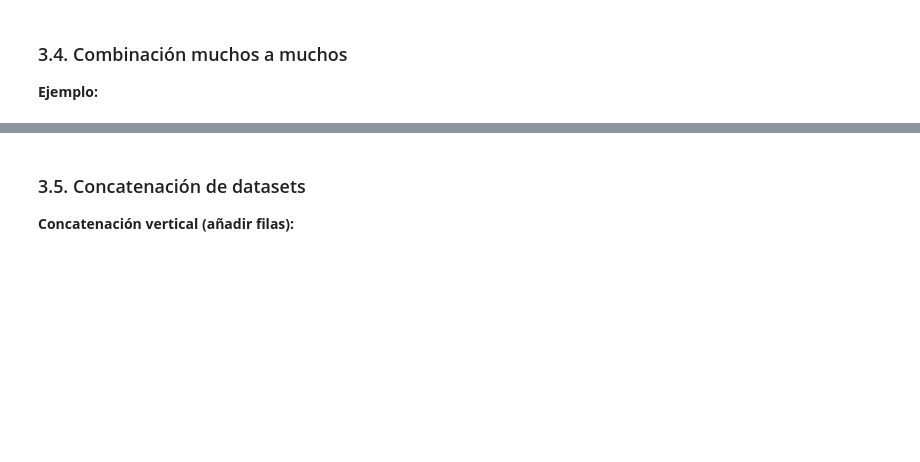
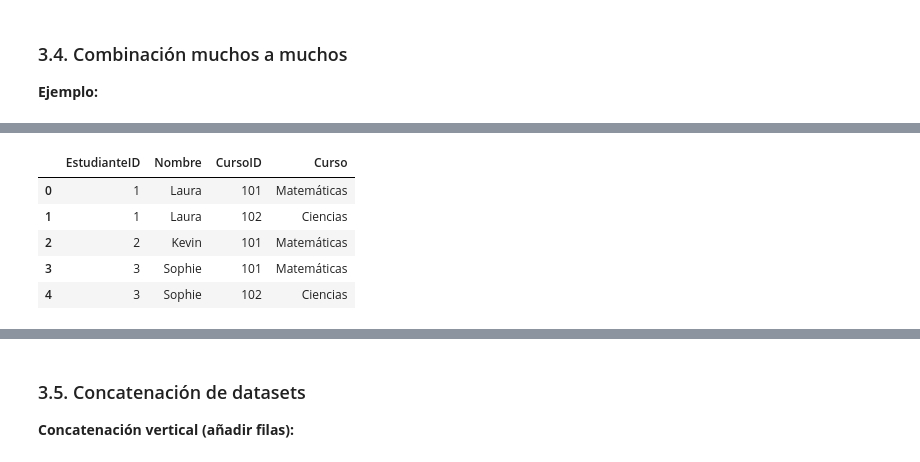
Before and after one commit to JCaballerot/Python-Programming101, a Jupyter notebook: 01_Introduccion_a_Python/07_Manipulación_de_Datos_con_Pandas.ipynb, the cells around one changed output, grey strips where cells are left out. Saved outputs shown, nothing was run; the diff lists cells and outputs as text; code cells hidden in the pictures; blank space fills up the shorter version.

```diff
--- a/01_Introduccion_a_Python/07_Manipulación_de_Datos_con_Pandas.ipynb
+++ b/01_Introduccion_a_Python/07_Manipulación_de_Datos_con_Pandas.ipynb
@@ -353,3 +409,10 @@ print(df_pedidos_clientes)
 ### 3.4. Combinación muchos a muchos
 
 **Ejemplo:**
+# %%
+# DataFrame de estudiantes
+df_estudiantes = pd.DataFrame({
+    'EstudianteID': [1, 2, 3],
+    'Nombre': ['Laura', 'Kevin', 'Sophie']})
+
+df_estudiantes
@@ -356 +452,13 @@ print(df_pedidos_clientes)
+# %%
+
+df_inscripciones_temp  = pd.merge(df_estudiantes, df_inscripciones, on='EstudianteID', how='right')
+df_inscripciones_final = pd.merge(df_inscripciones_temp, df_cursos, on='CursoID', how='left')
+df_inscripciones_final
+# %% [output]
+|  | EstudianteID | Nombre | CursoID | Curso |
+| 0 | 1 | Laura | 101 | Matemáticas |
+| 1 | 1 | Laura | 102 | Ciencias |
+| 2 | 2 | Kevin | 101 | Matemáticas |
+| 3 | 3 | Sophie | 101 | Matemáticas |
+| 4 | 3 | Sophie | 102 | Ciencias |
 # %%
```
Also changed, not shown: parts of 35 cells of this notebook.
